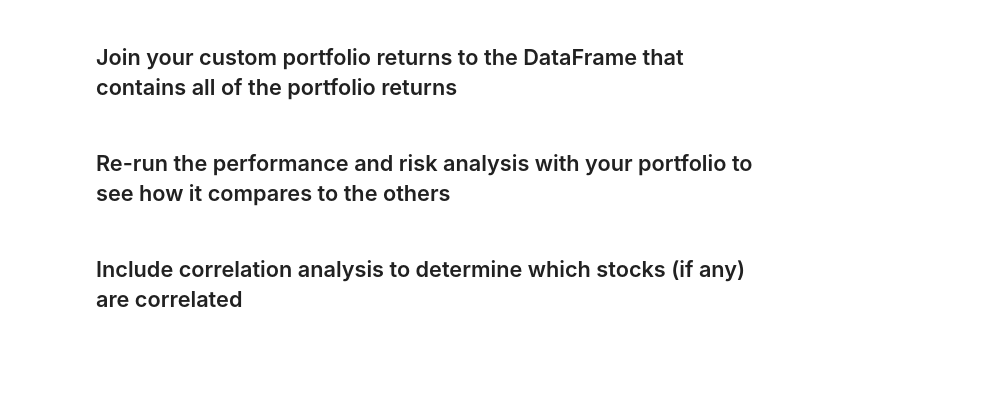
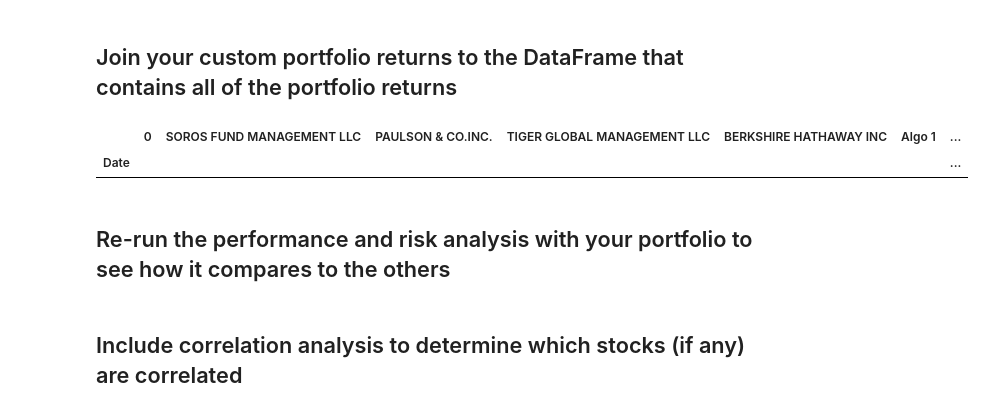
Before and after one commit to johnmyronmillar/A-Whale-Off-the-Port-folio-, a Jupyter notebook: Starter_Code/whale_analysis.ipynb, the cells around one changed output. Cells and saved outputs as stored; diff of their text form; code cells hidden in the pictures; blank space fills up the shorter version.

```diff
--- a/Starter_Code/whale_analysis.ipynb
+++ b/Starter_Code/whale_analysis.ipynb
@@ -469,0 +560,3 @@ weights = [1/3, 1/3, 1/3]
+# %%
+telecomm_portfolio = telecomm_returns.dot(weights)
+telecomm_portfolio.head()
@@ -472,6 +576,11 @@ weights = [1/3, 1/3, 1/3]
 # %%
 # Add your "Custom" portfolio to the larger dataframe of fund returns
 # YOUR CODE HERE
+all_combined_df = pd.concat([telecomm_portfolio, whale_df, algo_df, sp500_returns], axis='columns', join='inner')
+all_combined_df
+# %% [output]
+|  | 0 | SOROS FUND MANAGEMENT LLC | PAULSON & CO.INC. | TIGER GLOBAL MANAGEMENT LLC | BERKSHIRE HATHAWAY INC | Algo 1 | ... |
+| Date |  |  |  |  |  |  | ... |
 # %%
 # Only compare dates where return data exists for all the stocks (drop NaNs)
 # YOUR CODE HERE
```
Also changed, not shown: parts of 17 cells of this notebook, 3 other files.
